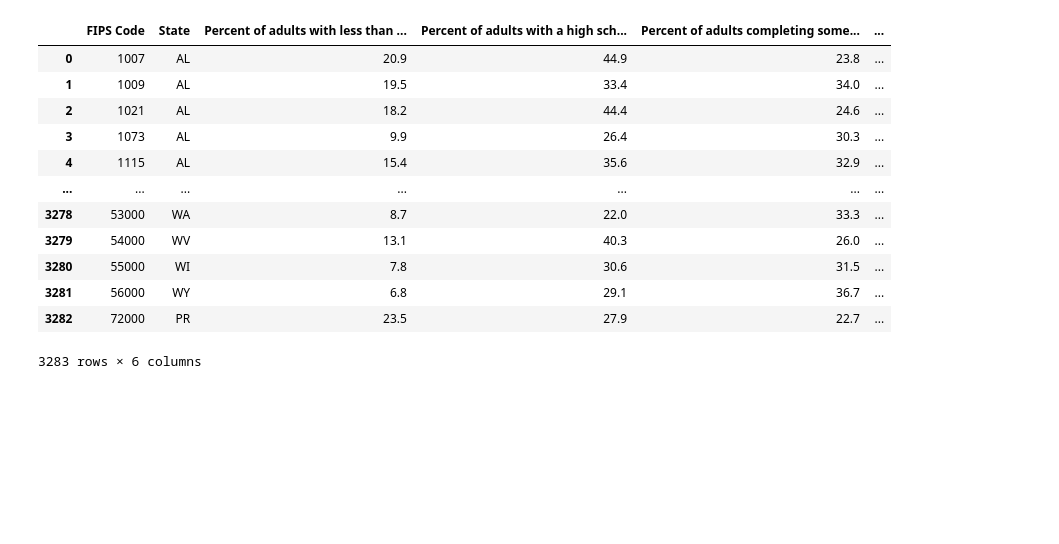
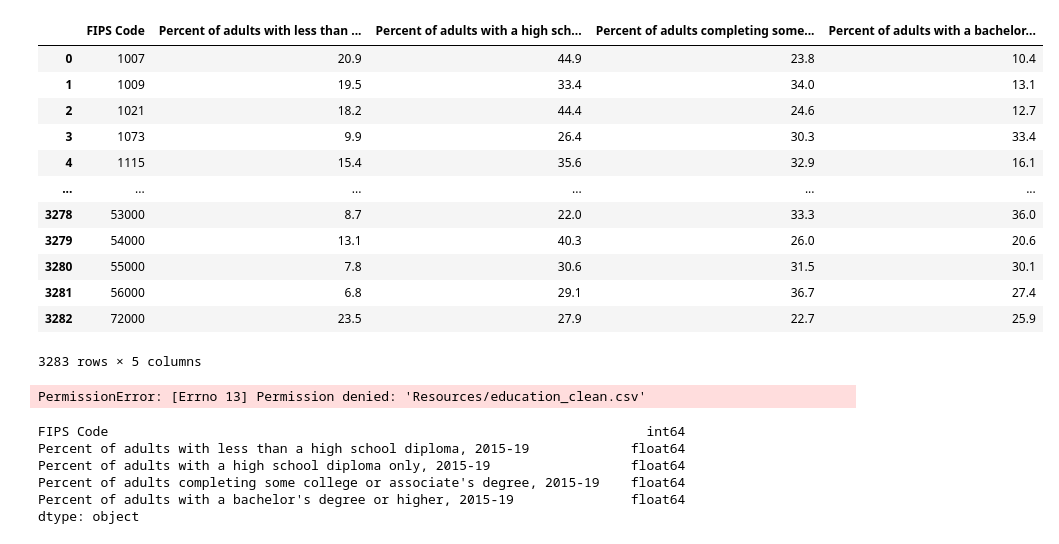
Before and after one commit to klbowman/COVID-Cases-Dataset, a Jupyter notebook: education.ipynb, the cells around one changed output. Cells and saved outputs as stored; diff of their text form; code cells hidden in the pictures; blank space fills up the shorter version.

```diff
--- a/education.ipynb
+++ b/education.ipynb
@@ -23,21 +27,21 @@ edf2
 # %%
-edf_filter = edf2[['FIPS Code', 'State',
+edf_filter = edf2[['FIPS Code',
                     'Percent of adults with less than a high school diploma, 2015-19',
                    'Percent of adults with a high school diploma only, 2015-19',
                    "Percent of adults completing some college or associate's degree, 2015-19",
                   "Percent of adults with a bachelor's degree or higher, 2015-19"]].copy()
 edf_filter
 # %% [output]
-|  | FIPS Code | State | Percent of adults with less than ... | Percent of adults with a high sch... | Percent of adults completing some... | ... |
-| 0 | 1007 | AL | 20.9 | 44.9 | 23.8 | ... |
-| 1 | 1009 | AL | 19.5 | 33.4 | 34.0 | ... |
-| 2 | 1021 | AL | 18.2 | 44.4 | 24.6 | ... |
-| 3 | 1073 | AL | 9.9 | 26.4 | 30.3 | ... |
-| 4 | 1115 | AL | 15.4 | 35.6 | 32.9 | ... |
-| ... | ... | ... | ... | ... | ... | ... |
-| 3278 | 53000 | WA | 8.7 | 22.0 | 33.3 | ... |
-| 3279 | 54000 | WV | 13.1 | 40.3 | 26.0 | ... |
-| 3280 | 55000 | WI | 7.8 | 30.6 | 31.5 | ... |
-| 3281 | 56000 | WY | 6.8 | 29.1 | 36.7 | ... |
-| 3282 | 72000 | PR | 23.5 | 27.9 | 22.7 | ... |
+|  | FIPS Code | Percent of adults with less than ... | Percent of adults with a high sch... | Percent of adults completing some... | Percent of adults with a bachelor... |
+| 0 | 1007 | 20.9 | 44.9 | 23.8 | 10.4 |
+| 1 | 1009 | 19.5 | 33.4 | 34.0 | 13.1 |
+| 2 | 1021 | 18.2 | 44.4 | 24.6 | 12.7 |
+| 3 | 1073 | 9.9 | 26.4 | 30.3 | 33.4 |
+| 4 | 1115 | 15.4 | 35.6 | 32.9 | 16.1 |
+| ... | ... | ... | ... | ... | ... |
+| 3278 | 53000 | 8.7 | 22.0 | 33.3 | 36.0 |
+| 3279 | 54000 | 13.1 | 40.3 | 26.0 | 20.6 |
+| 3280 | 55000 | 7.8 | 30.6 | 31.5 | 30.1 |
+| 3281 | 56000 | 6.8 | 29.1 | 36.7 | 27.4 |
+| 3282 | 72000 | 23.5 | 27.9 | 22.7 | 25.9 |
-3283 rows × 6 columns
+3283 rows × 5 columns
@@ -45,0 +48,14 @@ edf_filter.csv('Resources/education_cl')
+# %%
+edf_filter.to_csv('Resources/education_clean.csv')
+# %% [output]
+PermissionError: [Errno 13] Permission denied: 'Resources/education_clean.csv'
+# %%
+ser = edf_filter.dtypes
+print(ser)
+# %% [output]
+FIPS Code                                                                     int64
+Percent of adults with less than a high school diploma, 2015-19             float64
+Percent of adults with a high school diploma only, 2015-19                  float64
+Percent of adults completing some college or associate's degree, 2015-19    float64
+Percent of adults with a bachelor's degree or higher, 2015-19               float64
+dtype: object
```
Also changed, not shown: parts of 12 cells of this notebook.
